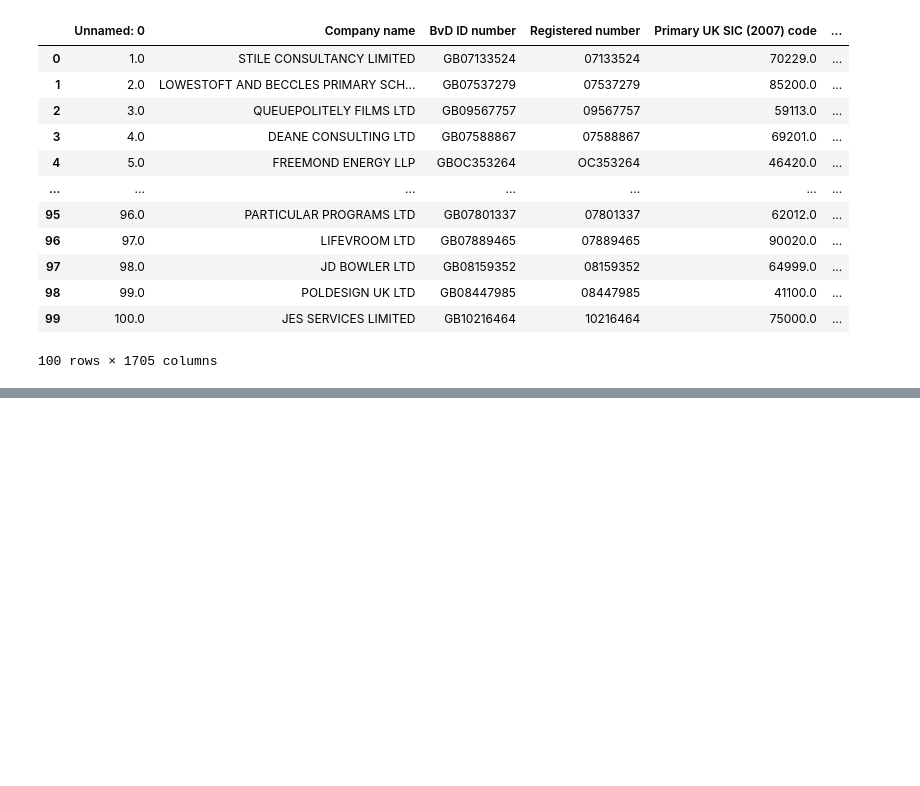
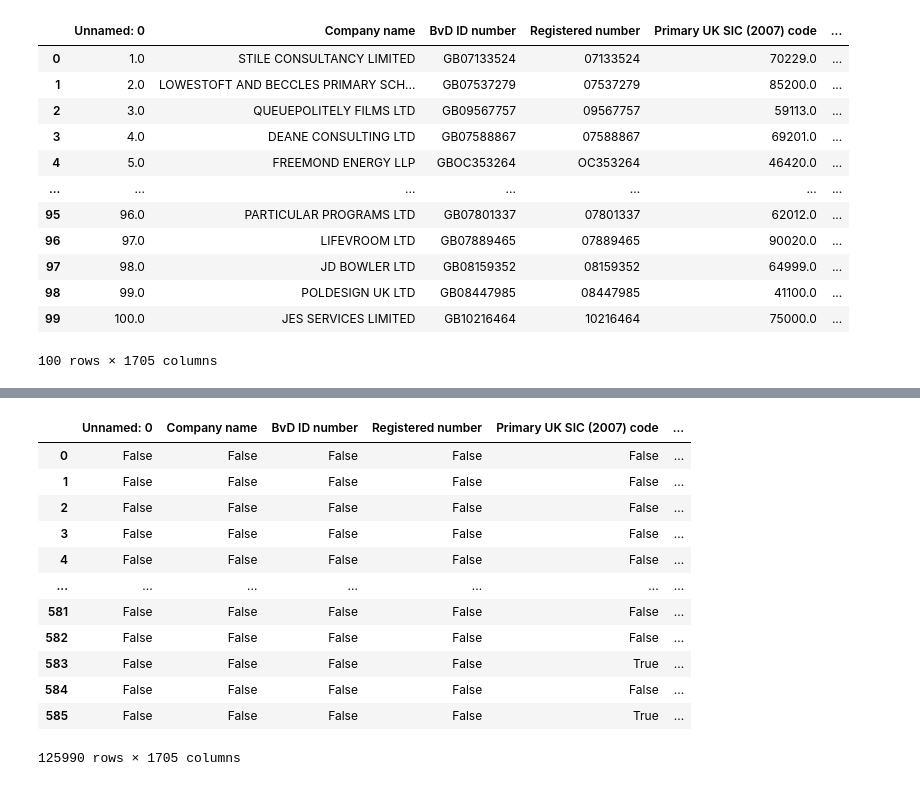
Before and after one commit to borodark/ie7860, a Jupyter notebook: Fafnir Data Ingestion.ipynb, the cells around one changed output, grey strips where cells are left out. Cells and saved outputs as stored; diff of their text form; code cells hidden in the pictures; blank space fills up the shorter version.

```diff
--- a/Fafnir Data Ingestion.ipynb
+++ b/Fafnir Data Ingestion.ipynb
@@ -72,0 +134,16 @@ from_picle.head(100)
+# %%
+rc.isna()
+# %% [output]
+|  | Unnamed: 0 | Company name | BvD ID number | Registered number | Primary UK SIC (2007) code | ... |
+| 0 | False | False | False | False | False | ... |
+| 1 | False | False | False | False | False | ... |
+| 2 | False | False | False | False | False | ... |
+| 3 | False | False | False | False | False | ... |
+| 4 | False | False | False | False | False | ... |
+| ... | ... | ... | ... | ... | ... | ... |
+| 581 | False | False | False | False | False | ... |
+| 582 | False | False | False | False | False | ... |
+| 583 | False | False | False | False | True | ... |
+| 584 | False | False | False | False | False | ... |
+| 585 | False | False | False | False | True | ... |
+125990 rows × 1705 columns
```
Also changed, not shown: parts of 9 cells of this notebook.
